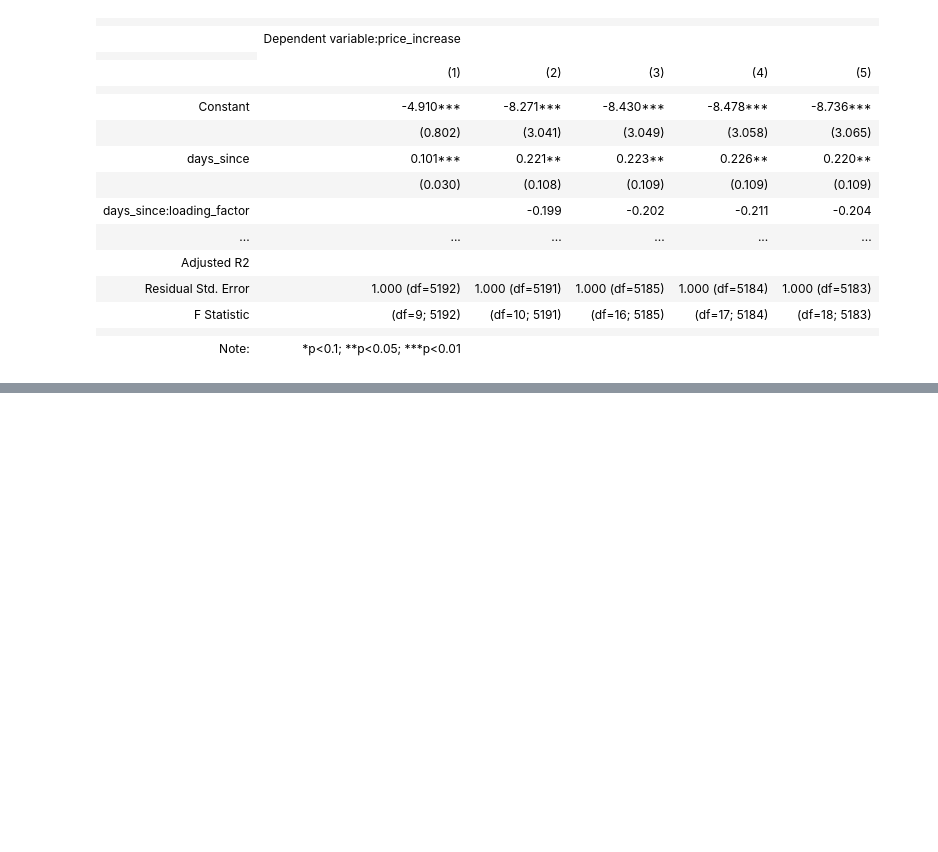
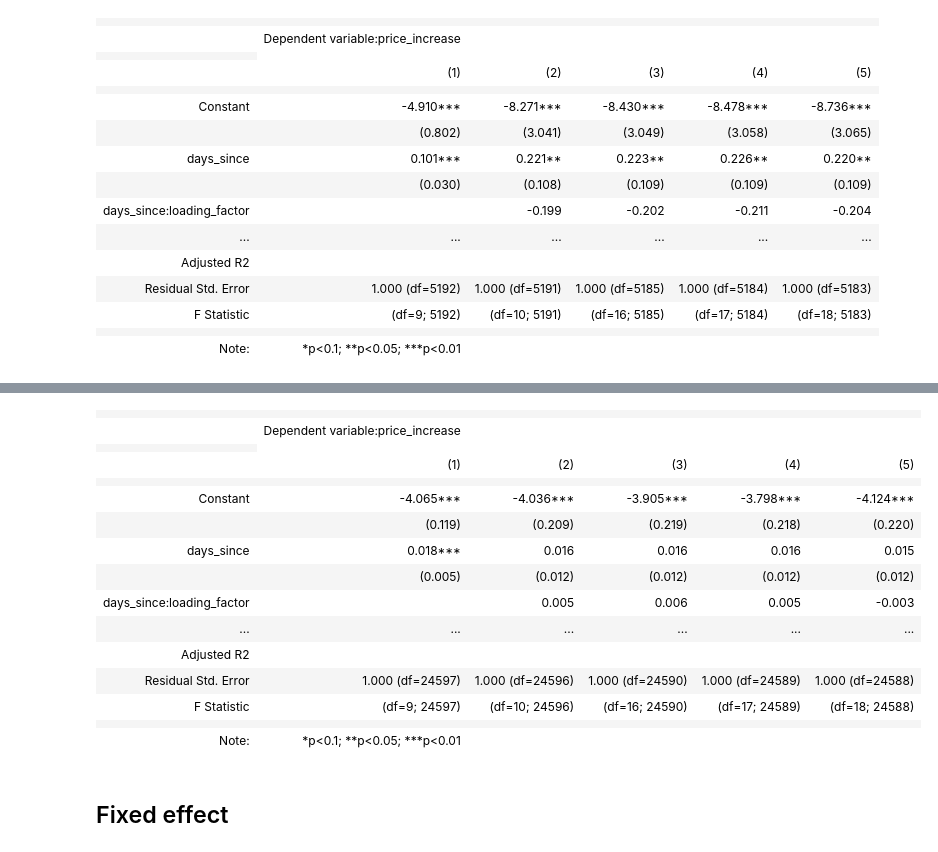
Before and after one commit to adamvig96/renfe-analysis, a Jupyter notebook: regression-models.ipynb, the cells around one changed output, grey strips where cells are left out. Saved outputs shown, nothing was run; the diff lists cells and outputs as text; code cells hidden in the pictures; blank space fills up the shorter version.

```diff
--- a/regression-models.ipynb
+++ b/regression-models.ipynb
@@ -21,11 +21,11 @@ formula_5 = "price_increase ~ loading_factor + days_since * loading_factor + rou
 
 formulas = [formula_1,formula_2,formula_3,formula_4,formula_5]
 # %%
-def logit_estimate(formulas, data, days=30):
+def logit_estimate(formulas, data, days=[0,30]):
     output_dict = {}
     for formula in formulas:
         model = smf.logit(
-            formula, data=data.loc[data["days_till_dep"].isin(range(0, days))]
+            formula, data=data.loc[data["days_till_dep"].isin(range(days[0], days[1]))]
         )
         output_dict[formula] = model.fit(
             cov_type="cluster",
@@ -36,7 +36,7 @@ def logit_estimate(formulas, data, days=30):
 # %% [markdown]
 ## 30 days
 # %%
-out = logit_estimate(formulas, data, days=30)
+out = logit_estimate(formulas, data, days=[0,30])
 # %% [output]
 Optimization terminated successfully.
          Current function value: 0.336835
@@ -88,7 +88,7 @@ True     4754
 False     448
 Name: sales_prev_day, dtype: int64
 # %%
-out = logit_estimate(formulas, data, days=5)
+out = logit_estimate(formulas, data, days=[0,5])
 # %% [output]
 Optimization terminated successfully.
          Current function value: 0.545135
@@ -133,0 +136,2 @@ HTML(stargazer.render_html())
+# %%
+out = logit_estimate(formulas, data, days=[5,30])
@@ -133,0 +154,28 @@ HTML(stargazer.render_html())
+# %%
+stargazer = Stargazer(list(out.values()))
+stargazer.rename_covariates({"Intercept": "Constant"})
+output_1 = HTML(stargazer.render_html())
+
+html = output_1.data
+with open("regression_outputs/logit_output_30days.html", "w") as f:
+    f.write(html)
+HTML(stargazer.render_html())
+# %% [output]
+|  |  |  |  |  |  |
+|  | Dependent variable:price_increase |  |  |  |  |
+|  |
+|  | (1) | (2) | (3) | (4) | (5) |
+|  |  |  |  |  |  |
+| Constant | -4.065*** | -4.036*** | -3.905*** | -3.798*** | -4.124*** |
+|  | (0.119) | (0.209) | (0.219) | (0.218) | (0.220) |
+| days_since | 0.018*** | 0.016 | 0.016 | 0.016 | 0.015 |
+|  | (0.005) | (0.012) | (0.012) | (0.012) | (0.012) |
+| days_since:loading_factor |  | 0.005 | 0.006 | 0.005 | -0.003 |
+| ... | ... | ... | ... | ... | ... |
+| Adjusted R2 |  |  |  |  |  |
+| Residual Std. Error | 1.000 (df=24597) | 1.000 (df=24596) | 1.000 (df=24590) | 1.000 (df=24589) | 1.000 (df=24588) |
+| F Statistic | (df=9; 24597) | (df=10; 24596) | (df=16; 24590) | (df=17; 24589) | (df=18; 24588) |
+|  |  |  |  |  |  |
+| Note: | *p<0.1; **p<0.05; ***p<0.01 |  |  |  |  |
+# %% [markdown]
+## Fixed effect
```
Also changed, not shown: parts of 10 cells of this notebook, 10 other files.
